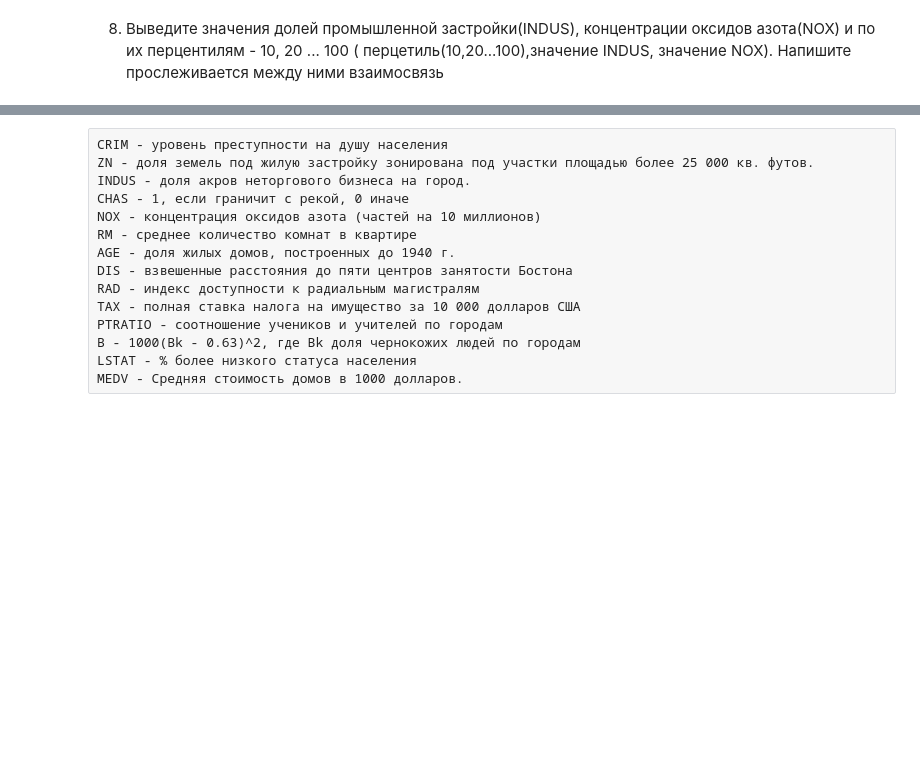
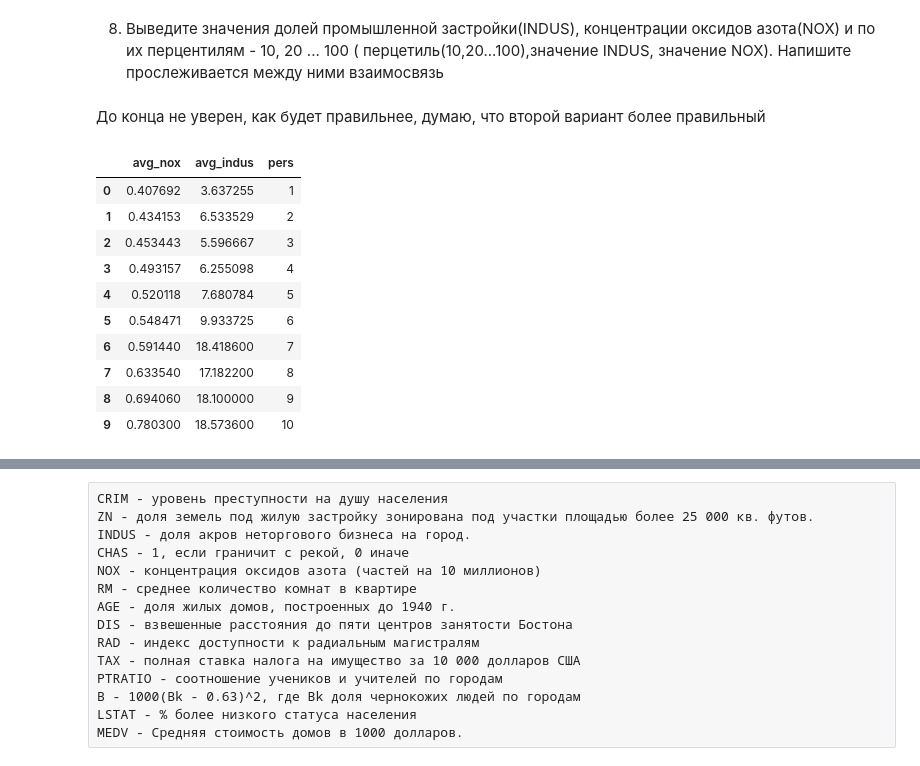
Before and after one commit to AlbrtKrd/DS_Reebot, a Jupyter notebook: sql/Lesson_2/HW_2_sql.ipynb, the cells around one changed output, grey strips where cells are left out. Drawn from its saved outputs; the diff is of its cells as text; code cells hidden in the pictures; blank space fills up the shorter version.

```diff
--- a/sql/Lesson_2/HW_2_sql.ipynb
+++ b/sql/Lesson_2/HW_2_sql.ipynb
@@ -211,0 +213,25 @@ pd.read_sql(
+# %% [markdown]
+До конца не уверен, как будет правильнее, думаю, что второй вариант более правильный
+# %%
+tasks+=1
+pd.read_sql(
+    ''' with table_1 as (SELECT nox, indus , ntile(10) over(order by nox,indus) as pers
+    from boston)
+     select avg(nox) avg_nox,avg(indus) avg_indus,pers from table_1 group by pers
+
+    ''',
+    con,
+)
+# есть явная корреляция между Indus и NOX
+# %% [output]
+|  | avg_nox | avg_indus | pers |
+| 0 | 0.407692 | 3.637255 | 1 |
+| 1 | 0.434153 | 6.533529 | 2 |
+| 2 | 0.453443 | 5.596667 | 3 |
+| 3 | 0.493157 | 6.255098 | 4 |
+| 4 | 0.520118 | 7.680784 | 5 |
+| 5 | 0.548471 | 9.933725 | 6 |
+| 6 | 0.591440 | 18.418600 | 7 |
+| 7 | 0.633540 | 17.182200 | 8 |
+| 8 | 0.694060 | 18.100000 | 9 |
+| 9 | 0.780300 | 18.573600 | 10 |
```
Also changed, not shown: parts of 9 cells of this notebook.
